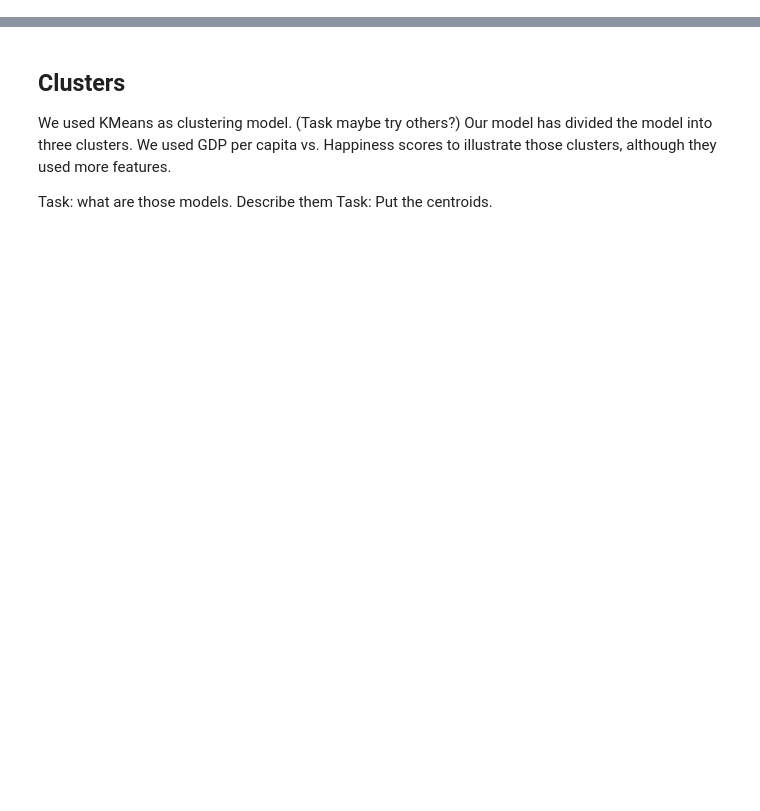
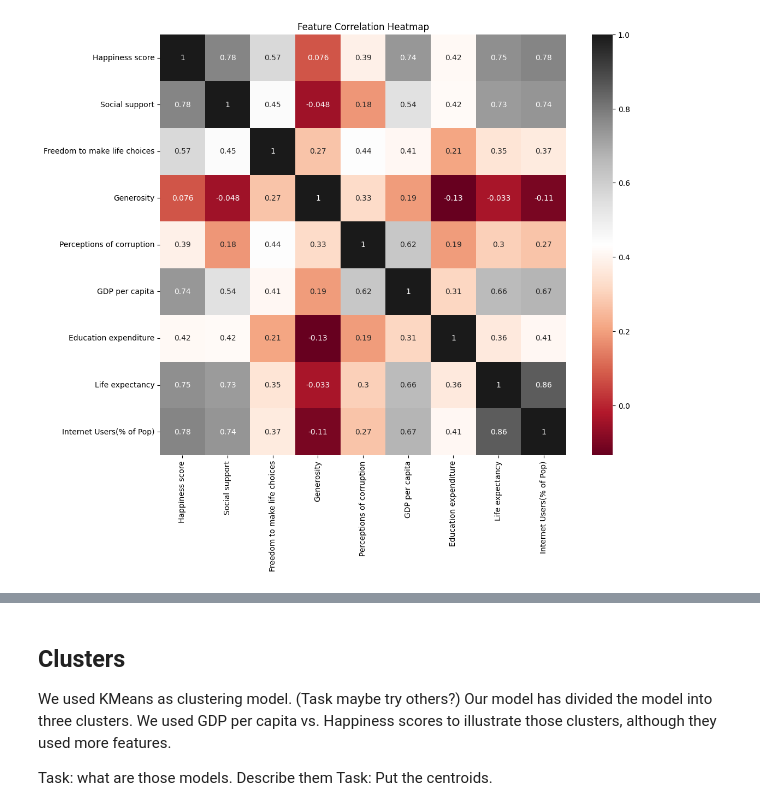
Before and after one commit to yernur776/UFUG1601---Social-Trends-Analyzer, a Jupyter notebook: SocialTrendsAnalyzer.ipynb, the cells around one changed output, grey strips where cells are left out. Drawn from its saved outputs; the diff is of its cells as text; code cells hidden in the pictures; blank space fills up the shorter version.

```diff
--- a/SocialTrendsAnalyzer.ipynb
+++ b/SocialTrendsAnalyzer.ipynb
@@ -104,15 +148,15 @@ gdp
 # %%
 # ================================
-# Education Expenditure
+# Education Expenditure (further we will refer to it as "edu")
 # ================================
-edu_raw = pd.read_excel("Education.xls")
+edu_raw = pd.read_excel("./data/raw/education.xls", skiprows=3)      # Load the raw dataset
 
-edu = edu_raw[["Country Name", "2019"]]
+edu = edu_raw[["Country Name", "2019"]]                              # We are limiting our scope to Year 2019
 
-edu = edu.rename(columns={
+edu = edu.rename(columns={                                           # Rename the columns
     "Country Name": "Country",
     "2019": "Education expenditure"
 })
 
-print("Education expenditure:")
+print("Education expenditure (edu):")
 edu
@@ -177,18 +303,18 @@ print("Missmatch between happiness and InternetRates data sets: ", set(hap['Coun
 # Correcting the labels
 # ================================
 
-# Values are the new, more universal names
-# e.g. 'Kyrgyzstan' --> 'Kyrgyz Republic' (World Bank)
+# Define a dictionary with keys as "inconsistent" labels and values as "more universal" labels:
+# e.g. 'Kyrgyzstan': 'Kyrgyz Republic',
 
 name_corrections = {
-	'Congo (Brazzaville)': 'Congo, Dem. Rep.',
-	'Congo (Kinshasa)': 'Congo, Rep.',
+    'Kyrgyzstan': 'Kyrgyz Republic',
+	'Congo (Brazzaville)': 'Congo, Rep.',
+	'Congo (Kinshasa)': 'Congo, Dem. Rep.',
 	'Czech Republic': 'Czechia',
 	'Egypt': 'Egypt, Arab Rep.',
 	'Gambia': 'Gambia, The',
 	'Hong Kong': 'Hong Kong SAR, China',
 	'Iran': 'Iran, Islamic Rep.',
-	'Kyrgyzstan': 'Kyrgyz Republic',
 	'Northern Cyprus': 'Northern Mariana Islands',
 	'Palestinian Territories': 'West Bank and Gaza',
 	'Russia': 'Russian Federation',
@@ -206,10 +332,8 @@ name_corrections = {
 	'Swaziland': 'Eswatini',
 }
 
-for k, v in name_corrections.items():
-    hap.loc[hap['Country'] == k, 'Country'] = v
-    edu.loc[edu['Country'] == k, 'Country'] = v
-    exp.loc[exp['Country'] == k, 'Country'] = v
-
-print("Missmatch between happienss and GDP per capita data sets:")
-#set(hap['Country']) - set(gdp['Country'])           # Any left out names
+# We change labels of the datasets using the name_corrections dictionary:
+# e.g. 'Kyrgyzstan' --> 'Kyrgyz Republic'
+hap['Country'] = hap['Country'].replace(name_corrections)
+edu['Country'] = edu['Country'].replace(name_corrections)
+exp['Country'] = exp['Country'].replace(name_corrections)
@@ -347,0 +623,15 @@ plt.show()
+# %%
+# ================================
+# Correlation matrix (Heat map)
+# ================================
+corr_matrix = df.select_dtypes(include=['number']).corr()   # We select only numeric columns to avoid errors
+
+# ================================
+# Visualization
+# ================================
+plt.figure(figsize=(12,10))
+sns.heatmap(corr_matrix, annot=True, cmap='RdGy')
+plt.title("Feature Correlation Heatmap")
+plt.show()
+# %% [output]
+[figure, added]
```
Also changed, not shown: parts of 65 cells of this notebook.
